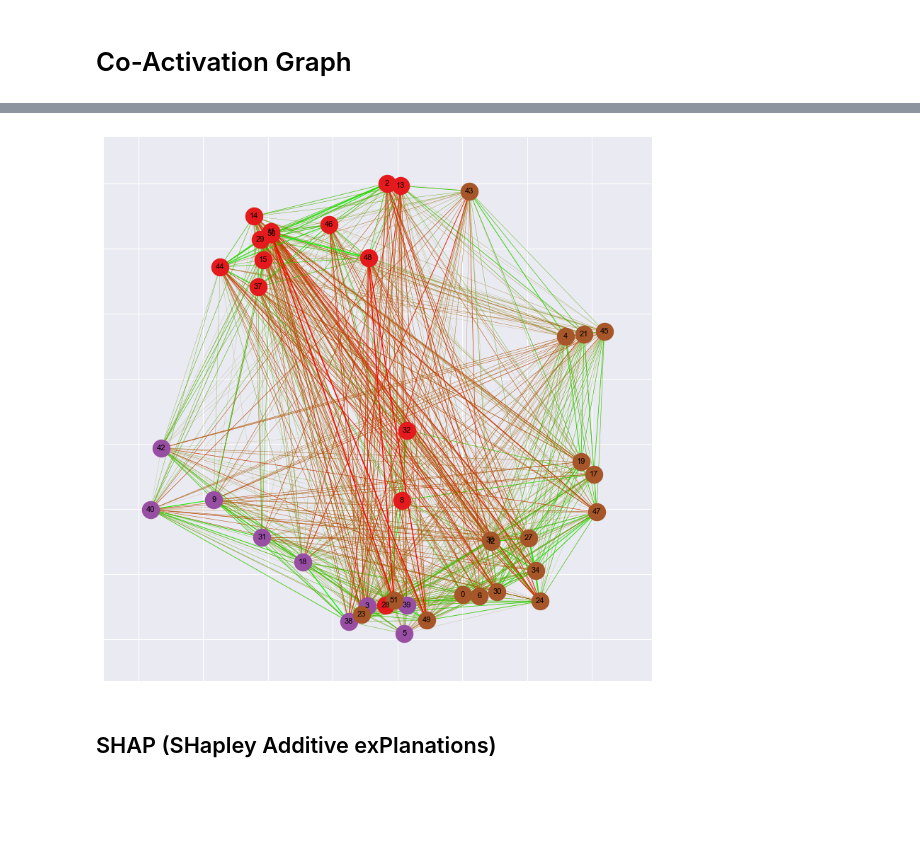
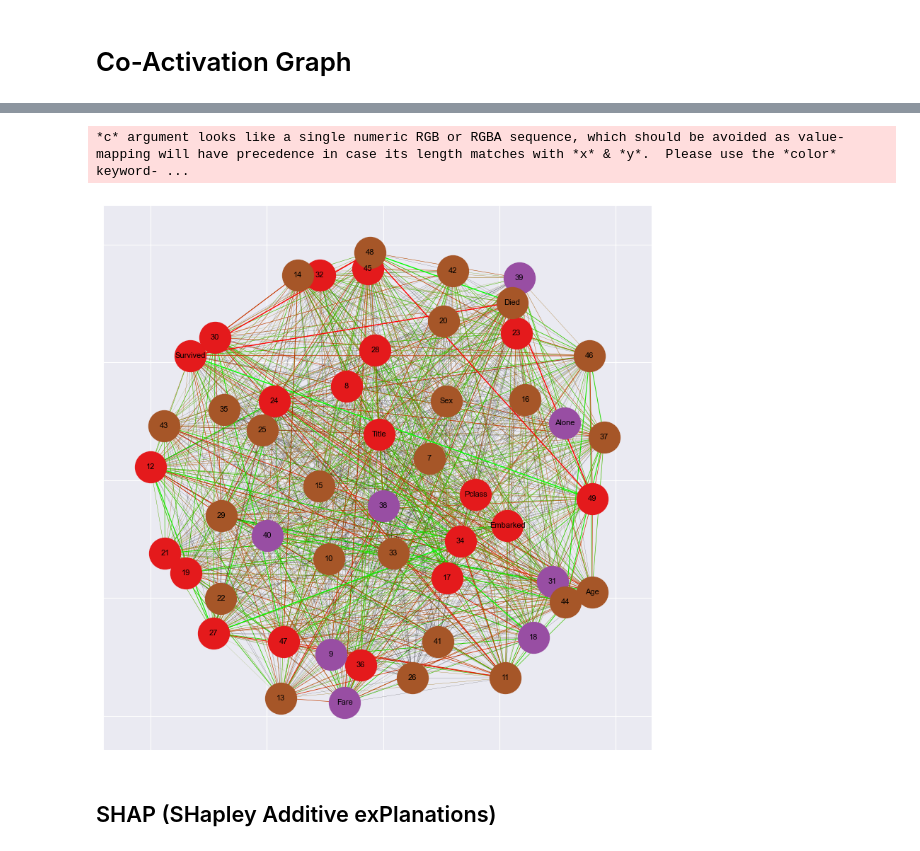
Before and after one commit to b0ster/KRW-project-group2, a Jupyter notebook: src/titanic/titanic-dnn-classification-baseline.ipynb, the cells around one changed output, grey strips where cells are left out. Saved outputs shown, nothing was run; the diff lists cells and outputs as text; code cells hidden in the pictures; blank space fills up the shorter version.

```diff
--- a/src/titanic/titanic-dnn-classification-baseline.ipynb
+++ b/src/titanic/titanic-dnn-classification-baseline.ipynb
@@ -187,6 +187,15 @@ predictions = [x for x in model.predict(x)]
 activations_flat = np.concatenate([a.reshape(a.shape[0], -1) for a in activations], axis=1)
 activations_flat = np.array([np.append(a, p) for a, p in zip(activations_flat, predictions)])
 correlations = np.corrcoef(activations_flat, rowvar=False)
+
+# Replace NaN values with 0 and remove corresponding rows and columns
+correlations = np.nan_to_num(correlations)
+nan_idx = np.where(np.isnan(correlations))[0]
+if len(nan_idx) > 0:
+    correlations = np.delete(correlations, nan_idx, axis=0)
+    correlations = np.delete(correlations, nan_idx, axis=1)
+    layer_names = [name for i, name in enumerate(layer_names) if i not in nan_idx]
+
 # Plot co-activation matrix
 plt.imshow(correlations, cmap='viridis', aspect='auto')
 plt.colorbar()
@@ -206,56 +217,72 @@ from networkx.algorithms.community import louvain_communities
 # defines the correlation threshold for the edges (0=everything will be shown, range=(-1,1))
 threshold = 0
 
+num_nodes = correlations.shape[0]
+survived_output = num_nodes-1
+died_output = num_nodes-2
+
+# Define the node names as a list
+# Create a dictionary that maps node indices to node names
+node_labels = {i: (X_train.columns[i] if i < len(X_train.columns) else i) for i in range(num_nodes-2)}
+node_labels.update({survived_output: "Survived"})
+node_labels.update({died_output: "Died"})
+
+min_v = 0.1
 # Create the graph
 G = nx.Graph()
 for i in range(correlations.shape[0]):
     for j in range(i + 1, correlations.shape[1]):
-        if abs(correlations[i, j]) >= threshold:
-            G.add_edge(i, j, weight=correlations[i, j])
+        corr = min_v if (abs(correlations[i, j])) < min_v else correlations[i, j]
+        if abs(corr) >= threshold:
+            G.add_edge(i, j, weight=corr)
 
 # resolution 1.2 to slightly bias more cluster division, threshold 0.5 as research supports this
 clusters = louvain_communities(G, weight='weight', resolution=1.2, threshold=0.5, seed=123)
 
 # Draw the graph
 fig, ax = plt.subplots(figsize=(10, 10))
-pos = nx.spring_layout(G, weight='weight')
+pos = nx.spring_layout(G, weight='weight', k=1.5)
 nx.draw_networkx_nodes(G, pos, node_color='r', node_size=50)
-nx.draw_networkx_labels(G, pos, font_size=8)
+nx.draw_networkx_labels(G, pos, font_size=8, labels=node_labels)
 
 edges, weights = zip(*nx.get_edge_attributes(G, 'weight').items())
 edges = list(edges)
 weights = list(weights)
 
 # this part will do the edge colorization
 min_w, max_w = -1, 1
 red = mcolors.hex2color('#FF0000')  # red color in RGB format
 green = mcolors.hex2color('#00FF00')  # green color in RGB format
 edge_colors = []
 for w in weights:
-    # Map the weight value to a value between 0 and 1
-    normalized_w = (w - min_w) / (max_w - min_w)
+    if abs(w) <= min_v:
+        edge_colors.append('black')
+    else:
+        # Map the weight value to a value between 0 and 1
+        normalized_w = (w - min_w) / (max_w - min_w)
 
-    # Use a linear interpolation to determine the color between red and green
-    color = tuple((1 - normalized_w) * c1 + normalized_w * c2 for c1, c2 in zip(red, green))
+        # Use a linear interpolation to determine the color between red and green
+        color = tuple((1 - normalized_w) * c1 + normalized_w * c2 for c1, c2 in zip(red, green))
 
-    # Convert the color to hexadecimal format and append it to the list
-    edge_colors.append(mcolors.rgb2hex(color))
+        # Convert the color to hexadecimal format and append it to the list
+        edge_colors.append(mcolors.rgb2hex(color))
 
 # draw the network edges
 edges, weights = zip(*[(edges[i], round(weights[i], 1)) for i in range(len(edges)) if abs(weights[i]) >= threshold])
-nx.draw_networkx_edges(G, pos, edgelist=edges, edge_color=edge_colors, width=weights, edge_cmap=plt.cm.coolwarm, )
+nx.draw_networkx_edges(G, pos, edgelist=edges, edge_color=edge_colors, width=weights, edge_cmap=plt.cm.coolwarm)
 
 # draw the louvain communities
 colors = {}
 for i, community in enumerate(clusters):
     color = plt.cm.Set1(i / len(clusters))
     colors.update({node: color for node in community})
 
 for c in clusters:
-    nx.draw_networkx_nodes(G, pos, nodelist=list(c), node_color=colors[list(c)[0]], node_size=300)
+    nx.draw_networkx_nodes(G, pos, nodelist=list(c), node_color=colors[list(c)[0]], node_size=1000)
 show_and_save_current_plt("co_activation_graph.png")
 # %% [output]
+*c* argument looks like a single numeric RGB or RGBA sequence, which should be avoided as value-mapping will have precedence in case its length matches with *x* & *y*.  Please use the *color* keyword- ...
-[figure, old version]
+[figure, new version]
 # %% [markdown]
 ## SHAP (SHapley Additive exPlanations)
 # %%
```
Also changed, not shown: parts of 6 cells of this notebook, 6 other files.
